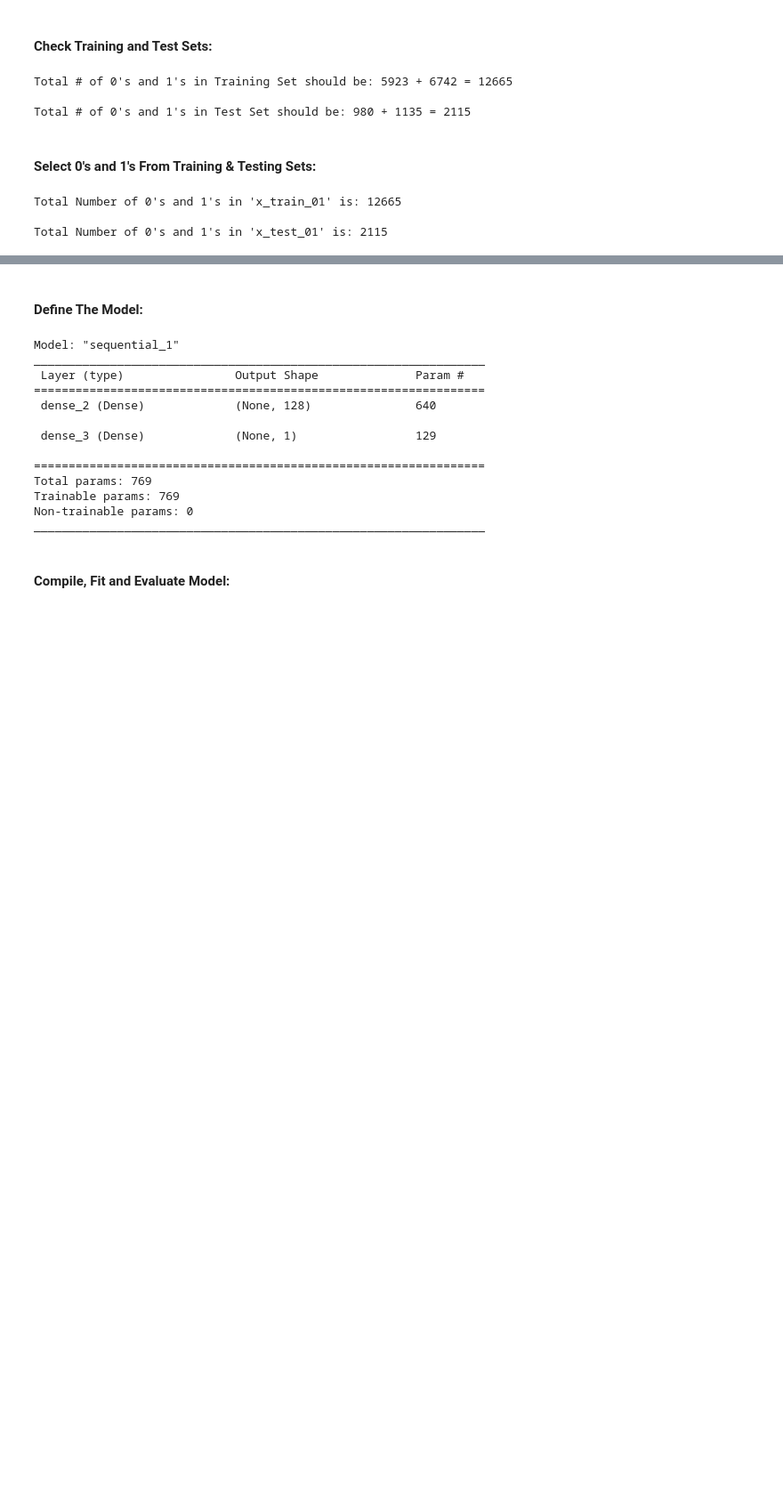
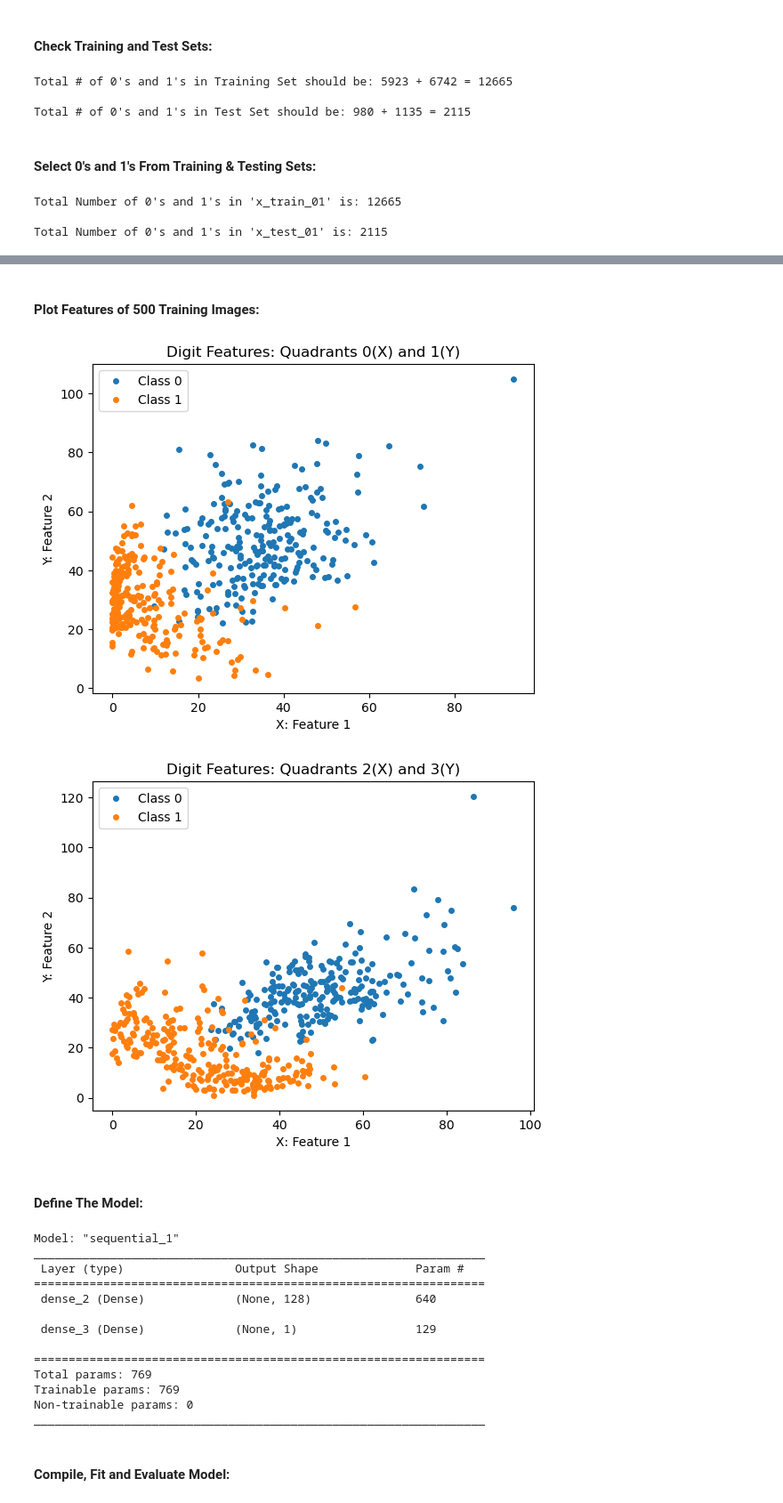
Before and after one commit to ADolbyB/deep-learning-python, a Jupyter notebook: Lectures/lecture6.ipynb, the cells around one changed output, grey strips where cells are left out. Shown at 89% size. Saved outputs shown, nothing was run; the diff lists cells and outputs as text; code cells hidden in the pictures; blank space fills up the shorter version.

```diff
--- a/Lectures/lecture6.ipynb
+++ b/Lectures/lecture6.ipynb
@@ -81,14 +82,16 @@ def img_plt(img, label):
     plt.show()
 
 # Plot Features of MNIST data
-def feat_plot(features, labels, classes):
+def feat_plot(features, labels, classes, title):
     for class_i in classes:
-        plt.plot(features[labels[:] == classes[class_i], 0], features[labels[:] == classes[class_i], 1], 'o', markersize = 5)
+        plt.plot(features[labels[:] == classes[class_i], 0],
+                 features[labels[:] == classes[class_i], 1], 'o', markersize = 4)
         # plt.axis([-2, 2, -2, 2])
         plt.xlabel('X: Feature 1')
         plt.ylabel('Y: Feature 2')
+        plt.title(title)
         plt.legend(['Class ' + str(classes[class_i]) for class_i in classes])
-        plt.show()
+    plt.show()
 # %% [markdown]
 #### Define Function For Feature Extraction From MNIST Images:
 # %%
@@ -214,3 +307,16 @@ Total Number of 0's and 1's in 'x_test_01' is: 2115
+# %%
+feature_train = feat_extract_bin(x_train_01)
+feature_valid = feat_extract_bin(x_valid_01)
+feature_test = feat_extract_bin(x_test_01)
+classes = [0, 1]
+# %% [markdown]
+#### Plot Features of 500 Training Images:
+# %%
+feat_plot(feature_train[0:500, 0:2], y_train_01[0:500], classes, 'Digit Features: Quadrants 0(X) and 1(Y)')
+feat_plot(feature_train[0:500, 2:4], y_train_01[0:500], classes, 'Digit Features: Quadrants 2(X) and 3(Y)')
+# %% [output]
+[figure, added]
+[figure, added]
 # %% [markdown]
 #### Define The Model:
 # %%
```
Also changed, not shown: parts of 24 cells of this notebook.
